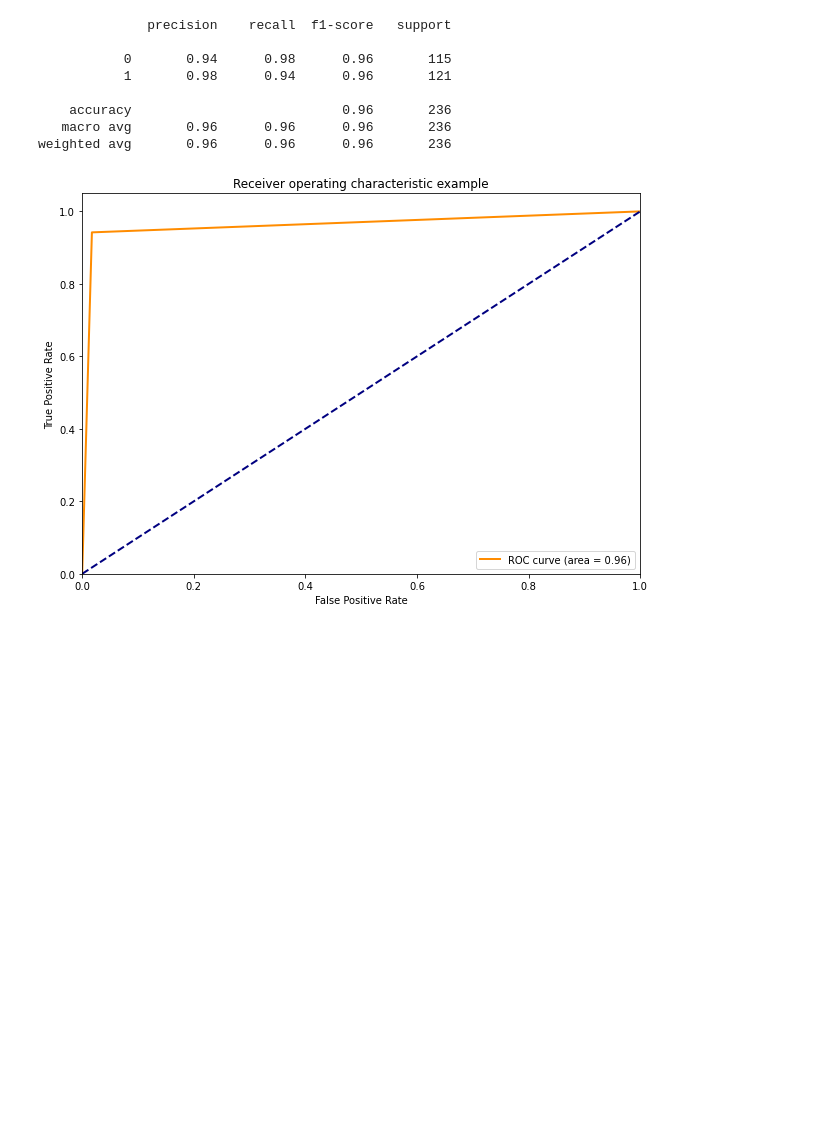
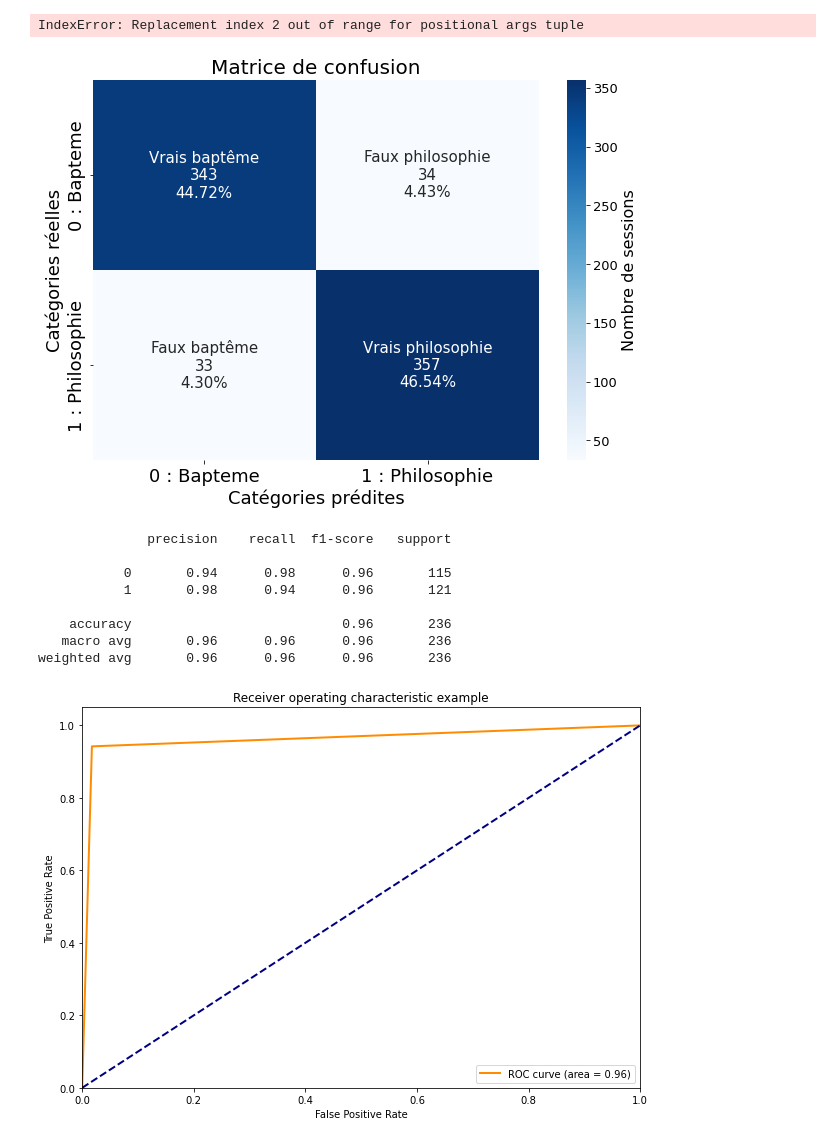
Before and after one commit to lolodino77/classification_texte_articles, a Jupyter notebook: sources/classification/tfidf/3_train_test_best_model.ipynb, the cells around one changed output. Drawn from its saved outputs; the diff is of its cells as text; code cells hidden in the pictures; blank space fills up the shorter version.

```diff
--- a/sources/classification/tfidf/3_train_test_best_model.ipynb
+++ b/sources/classification/tfidf/3_train_test_best_model.ipynb
@@ -123,3 +143,8 @@ Text(69.0, 0.5, 'Catégories réelles')
+# %%
+get_confusion_matrix(y_test, y_pred, model, savefig=True, dataset_name=dataset_name, plotfig=True)
+# %% [output]
+IndexError: Replacement index 2 out of range for positional args tuple
+[figure, added]
 # %%
 # Metriques
 print(classification_report(y_test, y_pred))
```
Also changed, not shown: parts of 8 cells of this notebook, 27 other files.
